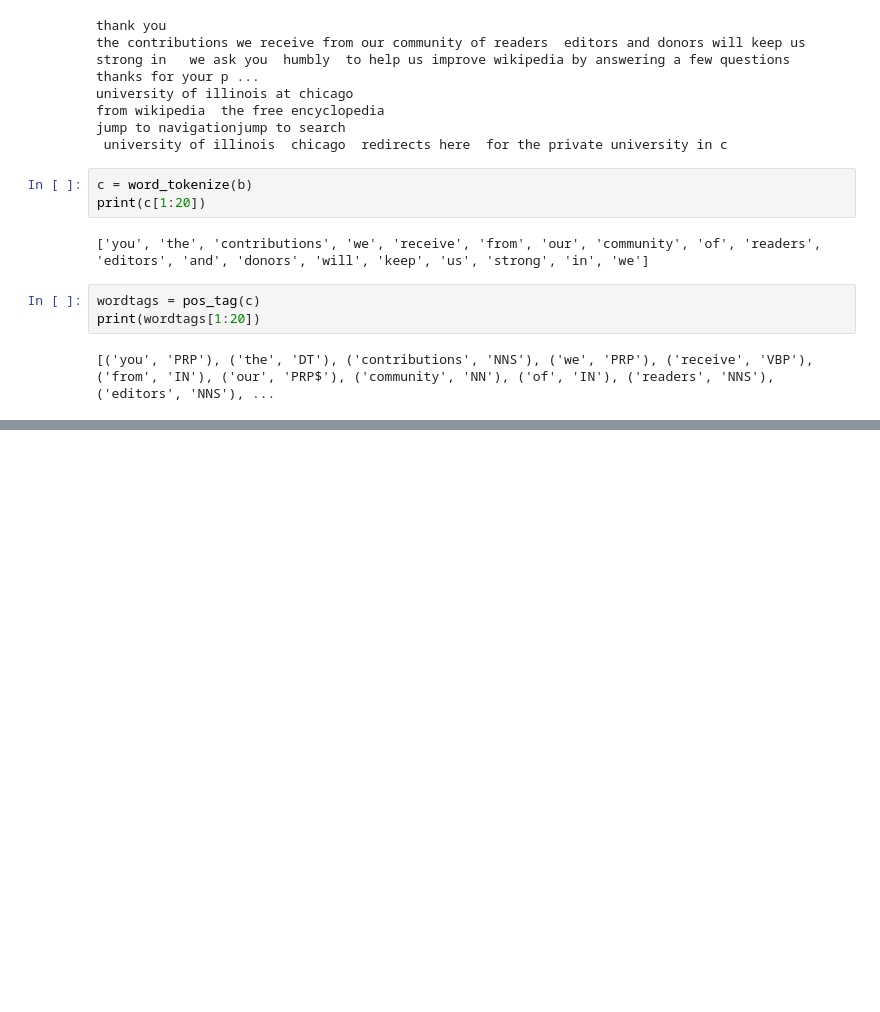
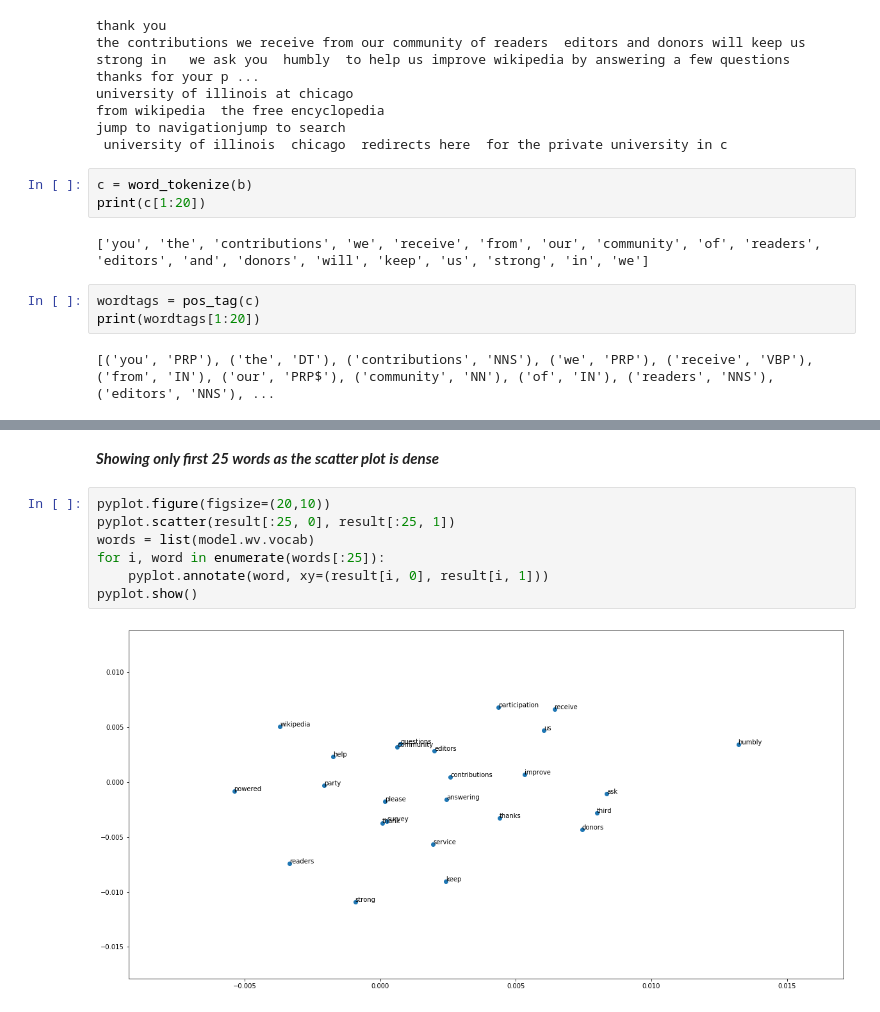
Before and after one commit to VipanchiKatthula/DocumentSimilarity_and_Word_Embedding, a Jupyter notebook: JaccardSimilarity_using_POS_Tags.ipynb, the cells around one changed output, grey strips where cells are left out. Cells and saved outputs as stored; diff of their text form; blank space fills up the shorter version.

```diff
--- a/JaccardSimilarity_using_POS_Tags.ipynb
+++ b/JaccardSimilarity_using_POS_Tags.ipynb
@@ -88,0 +230,11 @@ jaccard_similarity(UICcount,NYTimesCount)
+# %% [markdown]
+***Showing only first 25 words as the scatter plot is dense***
+# %%
+pyplot.figure(figsize=(20,10))
+pyplot.scatter(result[:25, 0], result[:25, 1])
+words = list(model.wv.vocab)
+for i, word in enumerate(words[:25]):
+	pyplot.annotate(word, xy=(result[i, 0], result[i, 1]))
+pyplot.show()
+# %% [output]
+[figure, added]
```
Also changed, not shown: parts of 26 cells of this notebook.
